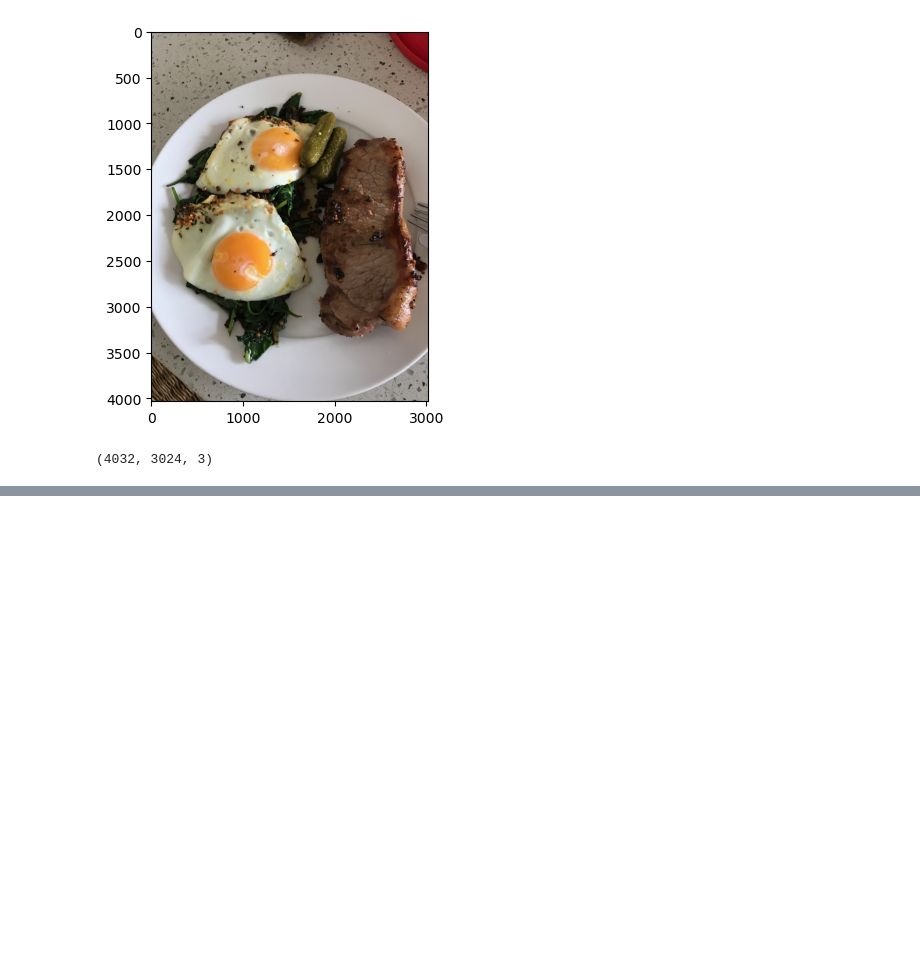
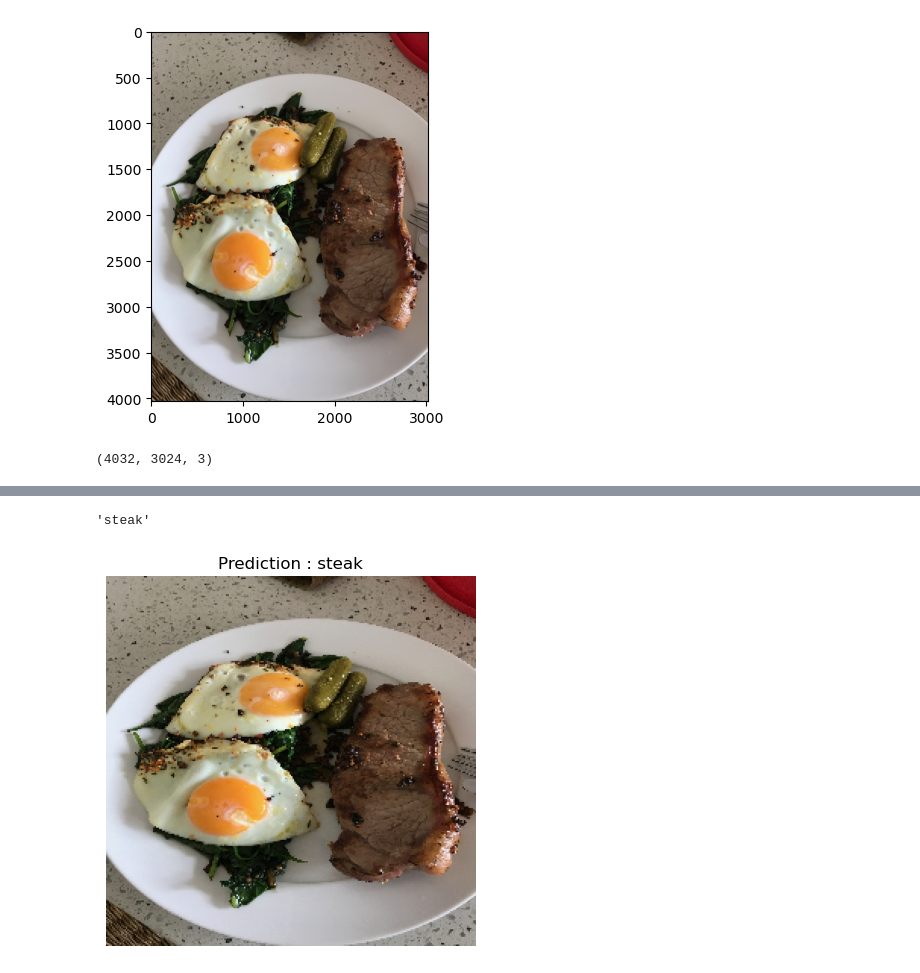
Before and after one commit to vivek11416/tensorFlow, a Jupyter notebook: ConvolutionNN/playground.ipynb, the cells around one changed output, grey strips where cells are left out. Drawn from its saved outputs; the diff is of its cells as text; code cells hidden in the pictures; blank space fills up the shorter version.

```diff
--- a/ConvolutionNN/playground.ipynb
+++ b/ConvolutionNN/playground.ipynb
@@ -534,5 +534,5 @@ def load_and_prep_image(filename,img_shape=244):
 #025 Writing a helper function to load and preprocessing custom images
 steak=load_and_prep_image("03-steak.jpeg")
 # %%
-model_6.predict(tf.expand_dims(steak,axis=0))
+pred=model_6.predict(tf.expand_dims(steak,axis=0))
 # %% [output]
@@ -541,2 +540,18 @@ array([[0.8543421]], dtype=float32)
 # %%
 #026 Making a prediction on a custom image with our trained CNN
+pred_class = class_names[int(tf.round(pred))]
+pred_class
+# %% [output]
+'steak'
+# %%
+def pred_and_plot(model,filename, class_name = class_names):
+    img = load_and_prep_image(filename)
+    pred = model.predict(tf.expand_dims(img,axis=0),verbose=0)
+    pred_class = class_names[int(tf.round(pred))]
+    plt.imshow(img)
+    plt.title(f"Prediction : {pred_class}")
+    plt.axis(False)
+# %%
+pred_and_plot(model_6,"03-steak.jpeg")
+# %% [output]
+[figure, added]
```
Also changed, not shown: parts of 29 cells of this notebook, 1 other file.
